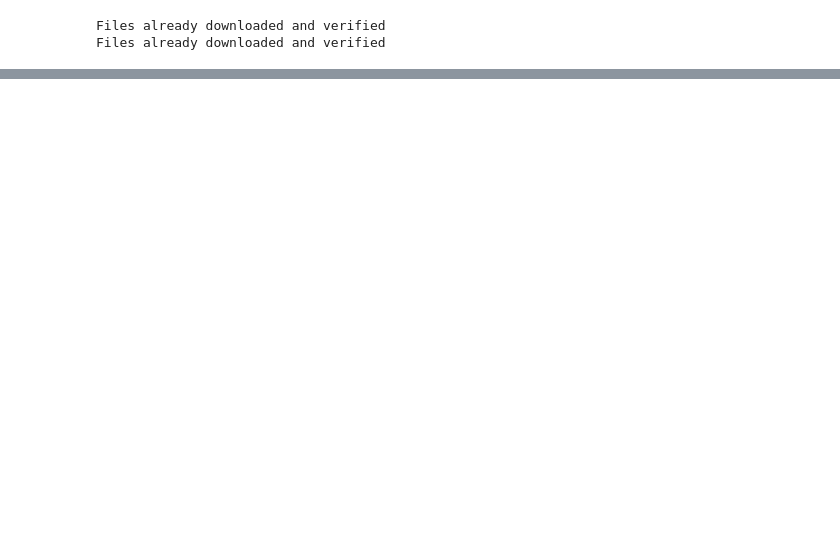
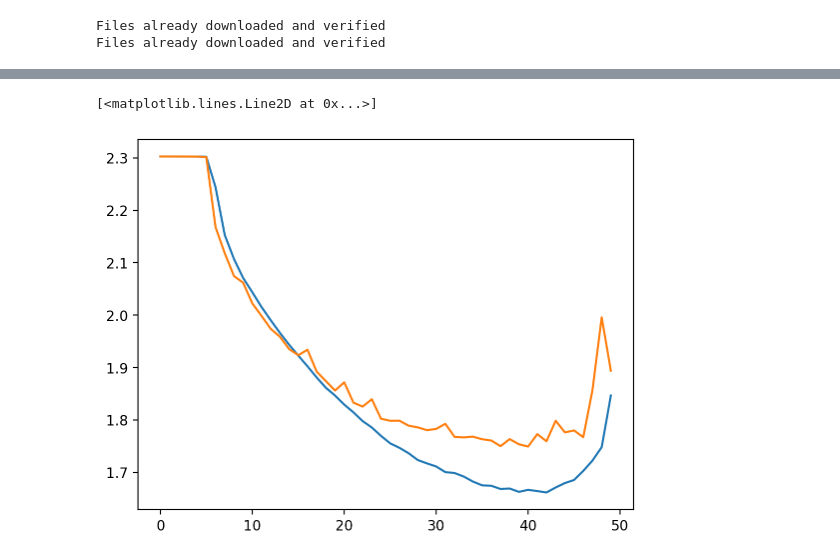
Before and after one commit to FredericRenard/Cifar-10-CNN, a Jupyter notebook: cifar_10_classification.ipynb, the cells around one changed output, grey strips where cells are left out. Cells and saved outputs as stored; diff of their text form; code cells hidden in the pictures; blank space fills up the shorter version.

```diff
--- a/cifar_10_classification.ipynb
+++ b/cifar_10_classification.ipynb
@@ -122,0 +133,6 @@ Epoch 6/50: Train Loss = 2.0262, Train Accuracy = 0.4300, Val Loss = 2.0054, Val
+# %%
+plt.plot(train_loss_list)
+plt.plot(val_loss_list)
+# %% [output]
+[<matplotlib.lines.Line2D at 0x...>]
+[figure, added]
```
Also changed, not shown: parts of 6 cells of this notebook, 15 other files.
